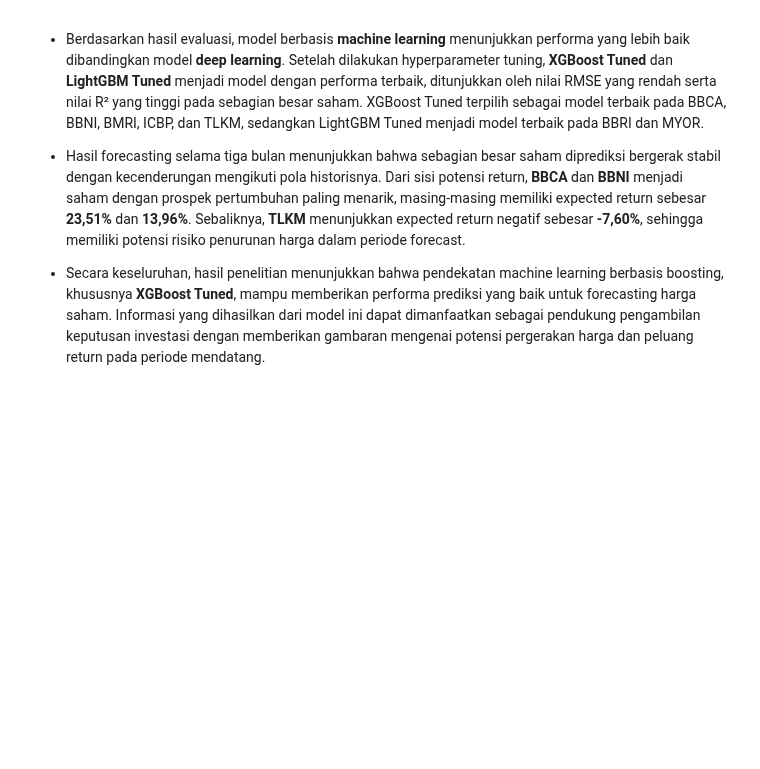
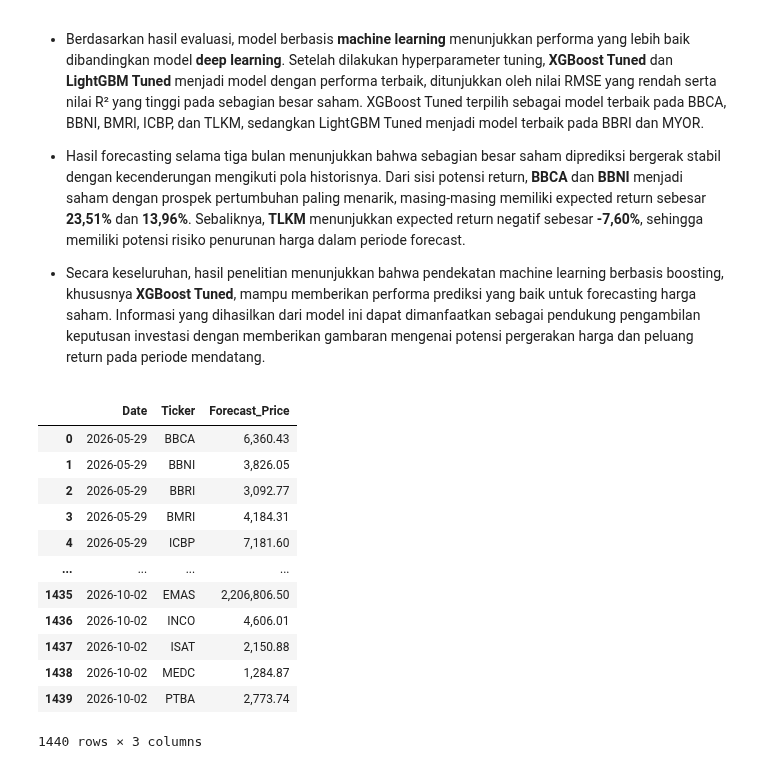
Before and after one commit to pittggun-beep/p2-ftds-final-project-ftds-039-hck-group-001, a Jupyter notebook: Data Science/Final_Project_1/final_project.ipynb, the cells around one changed output. Drawn from its saved outputs; the diff is of its cells as text; code cells hidden in the pictures; blank space fills up the shorter version.

```diff
--- a/Data Science/Final_Project_1/final_project.ipynb
+++ b/Data Science/Final_Project_1/final_project.ipynb
@@ -4241,3 +4281,66 @@ for ticker, model in best_models.items():
 - Hasil forecasting selama tiga bulan menunjukkan bahwa sebagian besar saham diprediksi bergerak stabil dengan kecenderungan mengikuti pola historisnya. Dari sisi potensi return, **BBCA** dan **BBNI** menjadi saham dengan prospek pertumbuhan paling menarik, masing-masing memiliki expected return sebesar **23,51%** dan **13,96%**. Sebaliknya, **TLKM** menunjukkan expected return negatif sebesar **-7,60%**, sehingga memiliki potensi risiko penurunan harga dalam periode forecast.
 
 - Secara keseluruhan, hasil penelitian menunjukkan bahwa pendekatan machine learning berbasis boosting, khususnya **XGBoost Tuned**, mampu memberikan performa prediksi yang baik untuk forecasting harga saham. Informasi yang dihasilkan dari model ini dapat dimanfaatkan sebagai pendukung pengambilan keputusan investasi dengan memberikan gambaran mengenai potensi pergerakan harga dan peluang return pada periode mendatang.
+# %%
+import pandas as pd
+
+# Membaca file
+forecast1 = pd.read_csv(
+    "forecast_results/forecast1.csv"
+)
+
+forecast2 = pd.read_csv(
+    "forecast_results/forecast2.csv"
+)
+
+# Menyamakan urutan kolom
+columns = [
+    "Date",
+    "Ticker",
+    "Forecast_Price"
+]
+
+forecast1 = forecast1[columns]
+forecast2 = forecast2[columns]
+
+# Menggabungkan
+forecast_df = pd.concat(
+    [forecast1, forecast2],
+    ignore_index=True
+)
+
+# Format tanggal
+forecast_df["Date"] = pd.to_datetime(
+    forecast_df["Date"]
+)
+
+# Urutkan
+forecast_df = (
+    forecast_df
+    .sort_values(
+        ["Date", "Ticker"]
+    )
+    .reset_index(drop=True)
+)
+
+# Membulatkan harga
+forecast_df["Forecast_Price"] = (
+    forecast_df["Forecast_Price"]
+    .round(2)
+)
+
+forecast_df
+# %% [output]
+|  | Date | Ticker | Forecast_Price |
+| 0 | 2026-05-29 | BBCA | 6,360.43 |
+| 1 | 2026-05-29 | BBNI | 3,826.05 |
+| 2 | 2026-05-29 | BBRI | 3,092.77 |
+| 3 | 2026-05-29 | BMRI | 4,184.31 |
+| 4 | 2026-05-29 | ICBP | 7,181.60 |
+| ... | ... | ... | ... |
+| 1435 | 2026-10-02 | EMAS | 2,206,806.50 |
+| 1436 | 2026-10-02 | INCO | 4,606.01 |
+| 1437 | 2026-10-02 | ISAT | 2,150.88 |
+| 1438 | 2026-10-02 | MEDC | 1,284.87 |
+| 1439 | 2026-10-02 | PTBA | 2,773.74 |
+1440 rows × 3 columns
```
Also changed, not shown: parts of 12 cells of this notebook, 41 other files.
